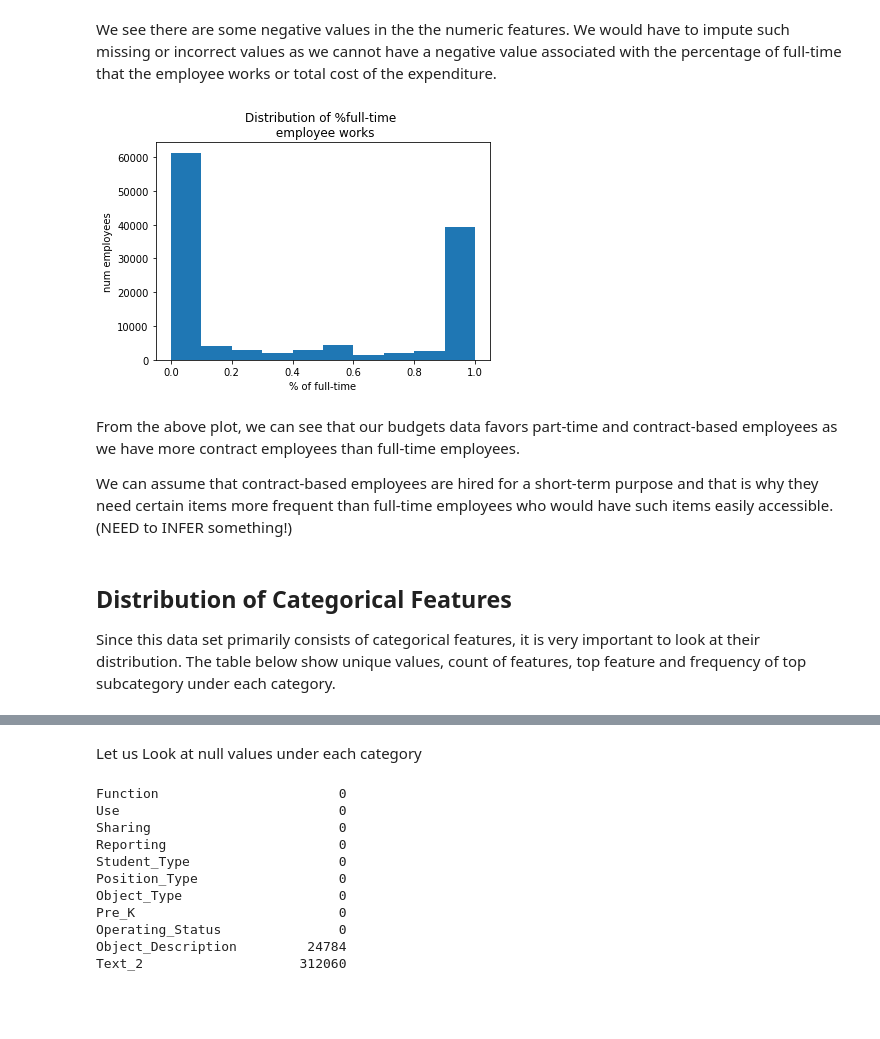
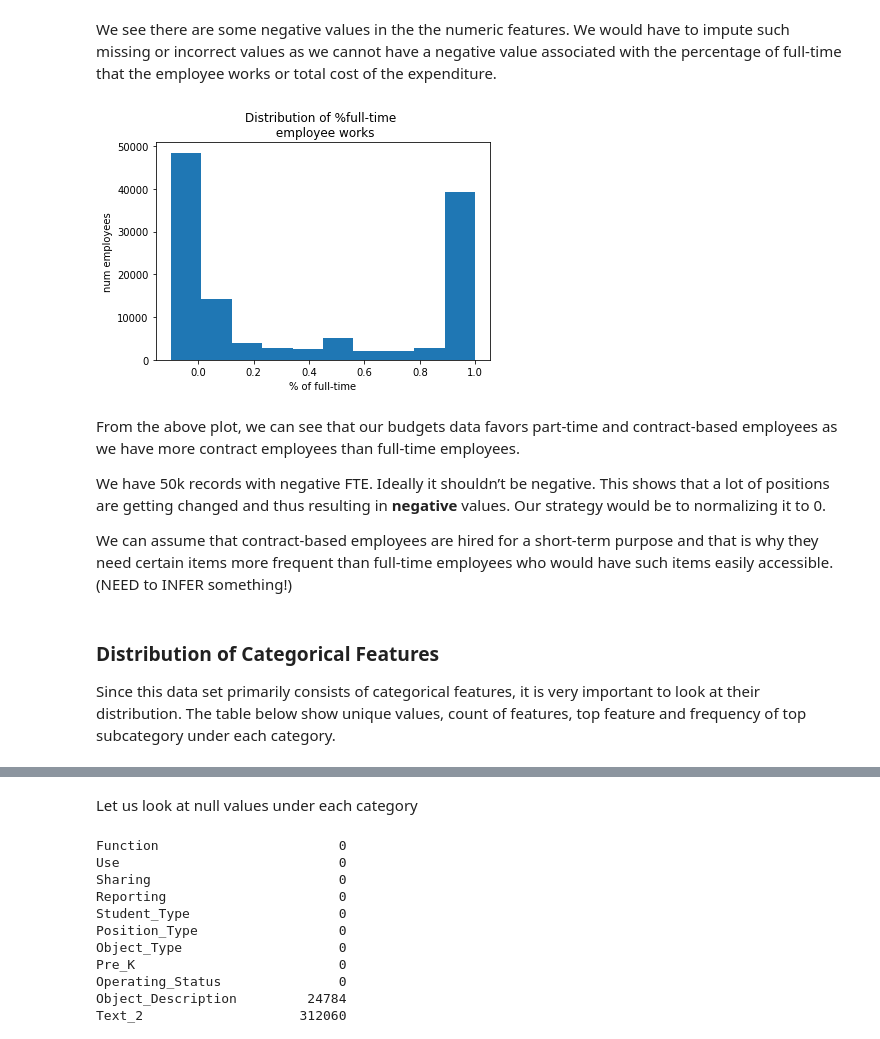
Before and after one commit to ayeshabhimdi/education-reboot, a Jupyter notebook: project/Reboot-Education_boxplot.ipynb, the cells around one changed output, grey strips where cells are left out. Cells and saved outputs as stored; diff of their text form; code cells hidden in the pictures; blank space fills up the shorter version.

Commit message:
added markdown cells
described all the EDA and imputation steps. Explained train test split information.

```diff
--- a/project/Reboot-Education_boxplot.ipynb
+++ b/project/Reboot-Education_boxplot.ipynb
@@ -143,19 +144,21 @@ train.describe()
 # %% [markdown]
 We see there are some negative values in the the numeric features. We would have to impute such missing or incorrect values as we cannot have a negative value associated with the percentage of full-time that the employee works or total cost of the expenditure.
 # %%
-plt.hist(train['FTE'].dropna(),range=[0,1])
+plt.hist(train['FTE'].dropna(),range=[-0.1,1])
 plt.title('Distribution of %full-time \n employee works')
 plt.xlabel('% of full-time')
 plt.ylabel('num employees')
 plt.show()
 # %% [output]
-[figure, old version]
+[figure, new version]
 # %% [markdown]
 From the above plot, we can see that our budgets data favors part-time and contract-based employees as we have more contract employees than full-time employees.
 
+We have 50k records with negative FTE. Ideally it shouldn’t be negative. This shows that a lot of positions are getting changed and thus resulting in **negative** values. Our strategy would be to normalizing it to 0.
+
 We can assume that contract-based employees are hired for a short-term purpose and that is why they need certain items more frequent than full-time employees who would have such items easily accessible. (NEED to INFER something!)
 # %% [markdown]
-## Distribution of Categorical Features
+### Distribution of Categorical Features
 
 Since this data set primarily consists of categorical features, it is very important to look at their distribution. The table below show unique values, count of features, top feature and frequency of top subcategory under each category.
 # %%
@@ -168,7 +171,7 @@ train.describe(include=['O'])
 | freq | 86354 | 203608 | 254433 | 257258 | 223026 | 102788 | 97670 | 306425 | ... |
 4 rows × 23 columns
 # %% [markdown]
- Let us Look at null values under each category
+ Let us look at null values under each category
 # %%
 print(train.isnull().sum())
 # %% [output]
```
Also changed, not shown: parts of 23 cells of this notebook.
